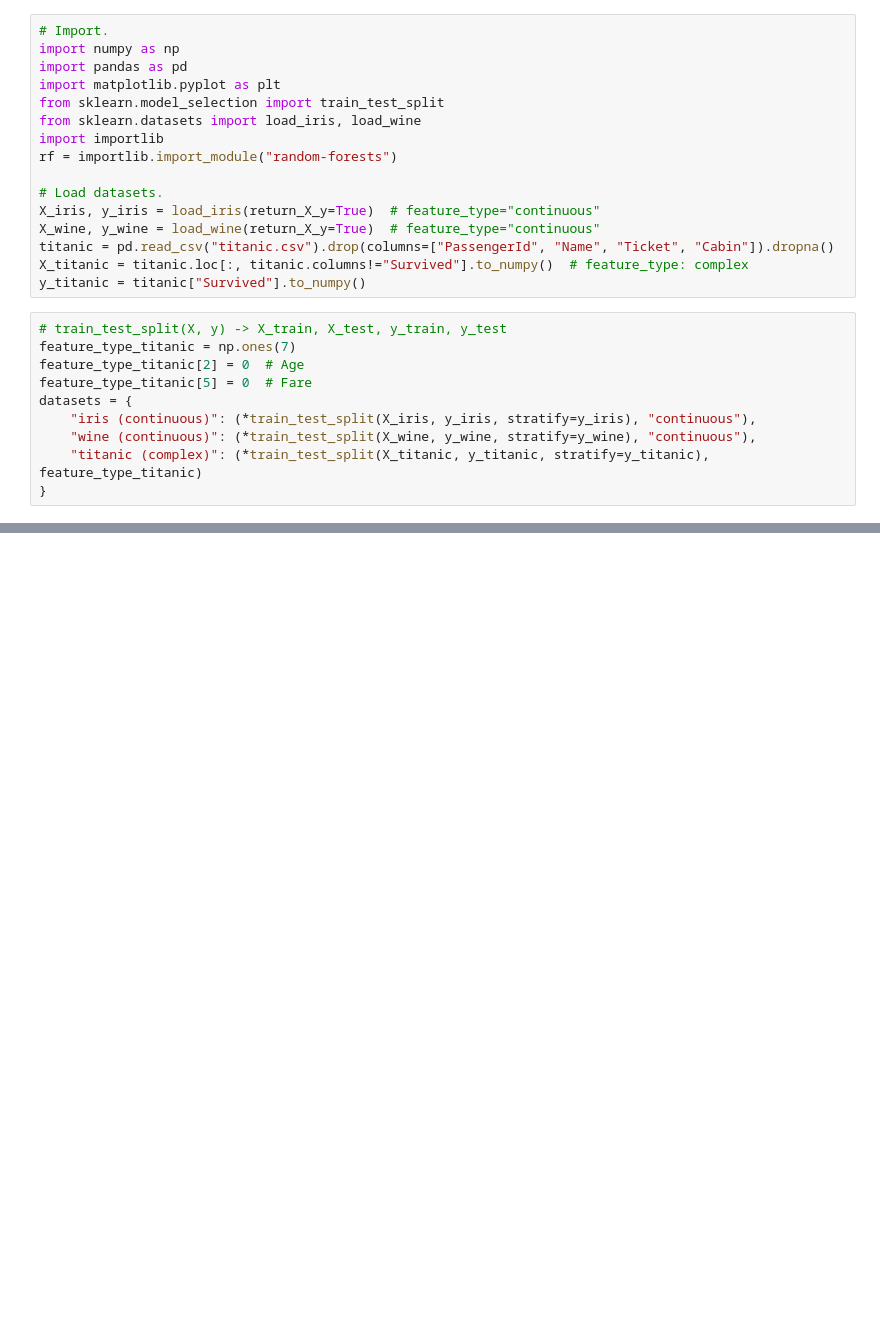
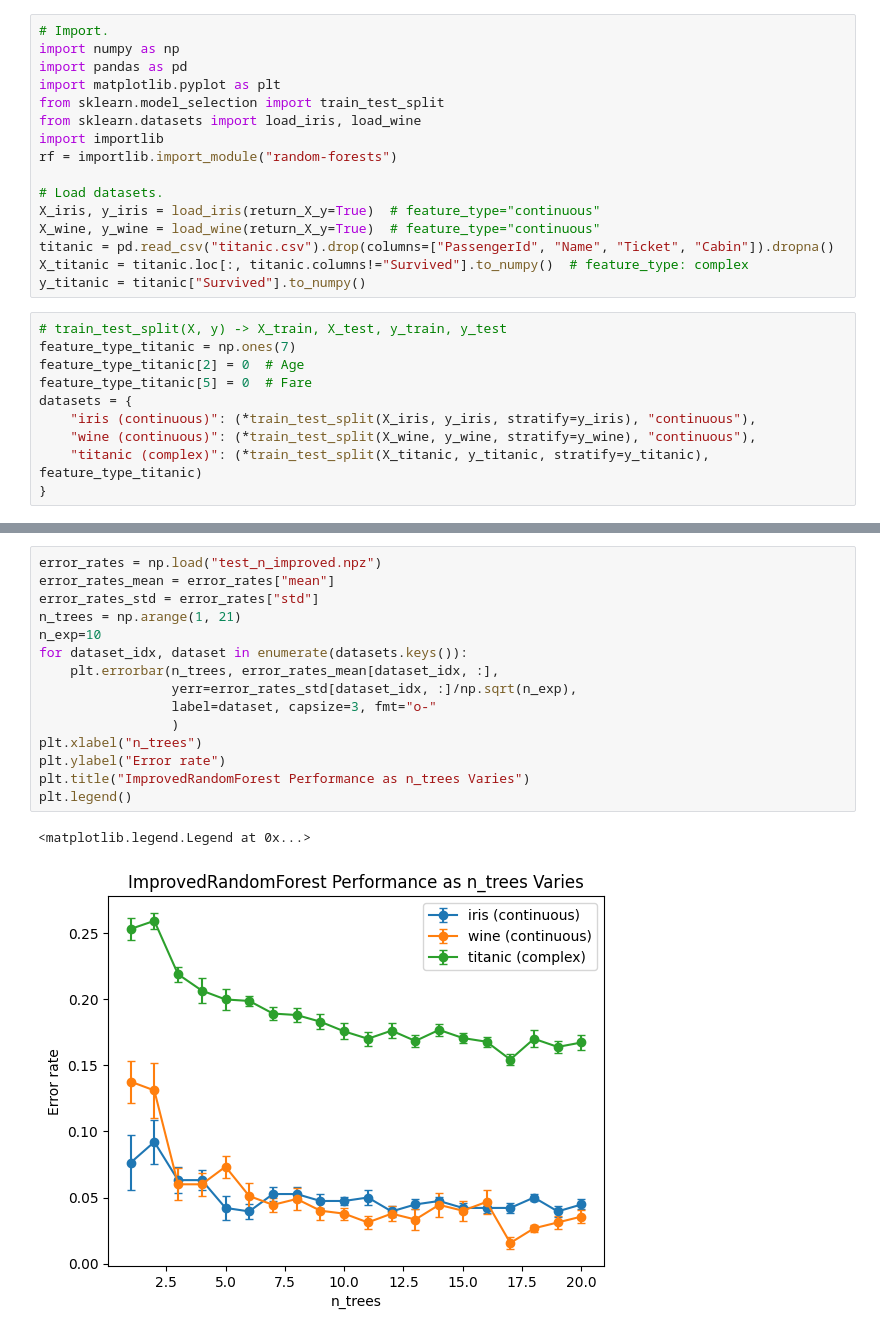
Before and after one commit to liyiyan128/M2R-random-forests, a Jupyter notebook: simulations/simulations.ipynb, the cells around one changed output, grey strips where cells are left out. Cells and saved outputs as stored; diff of their text form; blank space fills up the shorter version.

```diff
--- a/simulations/simulations.ipynb
+++ b/simulations/simulations.ipynb
@@ -59 +86,19 @@ plt.legend()
+# %%
+error_rates = np.load("test_n_improved.npz")
+error_rates_mean = error_rates["mean"]
+error_rates_std = error_rates["std"]
+n_trees = np.arange(1, 21)
+n_exp=10
+for dataset_idx, dataset in enumerate(datasets.keys()):
+    plt.errorbar(n_trees, error_rates_mean[dataset_idx, :],
+                 yerr=error_rates_std[dataset_idx, :]/np.sqrt(n_exp),
+                 label=dataset, capsize=3, fmt="o-"
+                 )
+plt.xlabel("n_trees")
+plt.ylabel("Error rate")
+plt.title("ImprovedRandomForest Performance as n_trees Varies")
+plt.legend()
+# %% [output]
+<matplotlib.legend.Legend at 0x...>
+[figure, added]
 # %%
```
Also changed, not shown: parts of 8 cells of this notebook, 3 other files.
